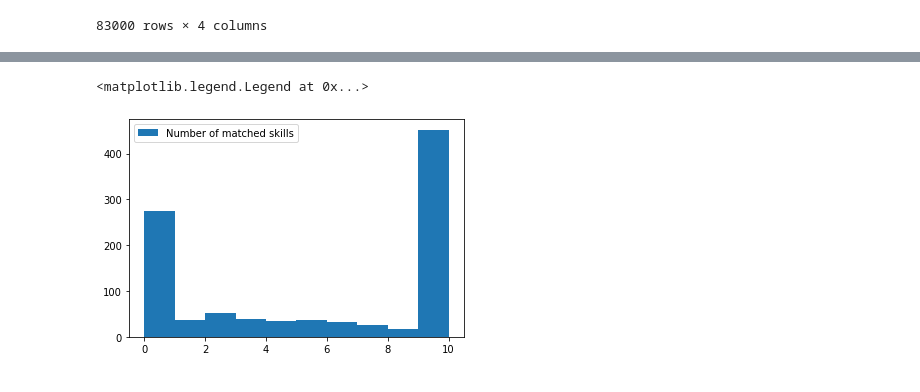
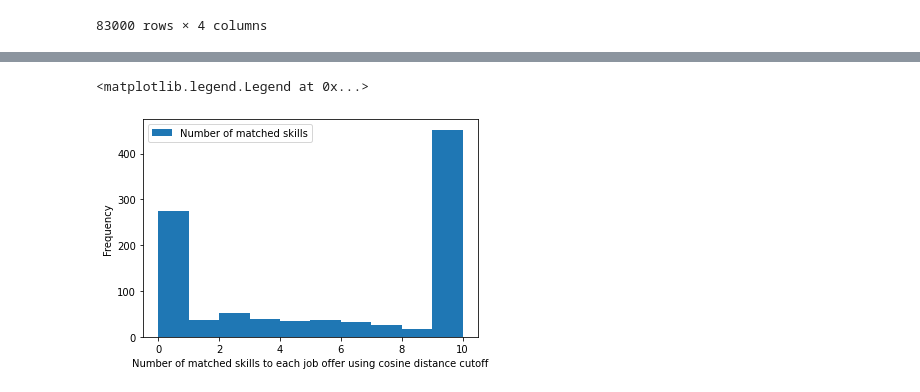
Before and after one commit to emilysharata/Thesis, a Jupyter notebook: Skills Similarities.ipynb, the cells around one changed output, grey strips where cells are left out. Cells and saved outputs as stored; diff of their text form; code cells hidden in the pictures.

```diff
--- a/Skills Similarities.ipynb
+++ b/Skills Similarities.ipynb
@@ -206,9 +118,6 @@ for label in ["JOB_ID", "ISCO", "JOB_CONTENT", "ORIGINAL_CONTENT", ]:
     topResultsDf[label] = jobsDf[label]
 # %%
-for label in ["LOWEST_DISTANCE", "AVERAGE_DISTANCE_3SENT", "AVERAGE_DISTANCE_2SENT", "AVERAGE_DISTANCE_5SENT"]:
-    topResultsDf[label] = skillsResultsDf[label]
+#topResultsDf.to_csv("PrelimResultsSkillsV26_AllMatches.csv")
-# %%
-topResultsDf["JOB_CONTENT"] = jobsDf.apply(lambda x: " ".join(x["JOB_CONTENT"]), axis=1)
 # %%
 cutoff = skillsResultsDf["AVERAGE_DISTANCE_3SENT"].mean() - skillsResultsDf["AVERAGE_DISTANCE_3SENT"].std()
 print("The cutoff is mean-std for all the average 3 sent. Value is", cutoff)
@@ -217,8 +126,12 @@ The cutoff is mean-std for all the average 3 sent. Value is 0.8158394535851993
 # %%
-topResultsDf["BEST_SKILL_MATCH_1SENT"] = topResultsDf.apply(bestMatchReturn, args=(skillsResultsDf, skillsDf, "SKILL_ID", "LOWEST_DISTANCE", "SKILL_CONTENT"), axis=1)
-topResultsDf["BEST_SKILL_MATCH_3SENT"] = topResultsDf.apply(bestMatchReturn, args=(skillsResultsDf, skillsDf, "SKILL_ID", "AVERAGE_DISTANCE_3SENT", "SKILL_CONTENT"), axis=1)
-topResultsDf["BEST_SKILL_ID_1SENT"] = topResultsDf.apply(bestMatchReturn, args=(skillsResultsDf, skillsDf, "SKILL_ID", "LOWEST_DISTANCE", "SKILL_ID"), axis=1)
-topResultsDf["BEST_SKILL_ID_3SENT"] = topResultsDf.apply(bestMatchReturn, args=(skillsResultsDf, skillsDf, "SKILL_ID", "AVERAGE_DISTANCE_3SENT", "SKILL_ID"), axis=1)
+topResultsDf["BEST_SKILL_MATCH_1SENT"] = topResultsDf.apply(dataframeHelpers.bestMatchReturn, args=(skillsResultsDf, skillsDf, "SKILL_ID", "LOWEST_DISTANCE", "SKILL_CONTENT"), axis=1)
+topResultsDf["BEST_SKILL_MATCH_3SENT"] = topResultsDf.apply(dataframeHelpers.bestMatchReturn, args=(skillsResultsDf, skillsDf, "SKILL_ID", "AVERAGE_DISTANCE_3SENT", "SKILL_CONTENT"), axis=1)
+topResultsDf["BEST_SKILL_ID_1SENT"] = topResultsDf.apply(dataframeHelpers.bestMatchReturn, args=(skillsResultsDf, skillsDf, "SKILL_ID", "LOWEST_DISTANCE", "SKILL_ID"), axis=1)
+topResultsDf["BEST_SKILL_ID_3SENT"] = topResultsDf.apply(dataframeHelpers.bestMatchReturn, args=(skillsResultsDf, skillsDf, "SKILL_ID", "AVERAGE_DISTANCE_3SENT", "SKILL_ID"), axis=1)
+topResultsDf["AVERAGE_DISTANCE_3SENT"] = topResultsDf.apply(dataframeHelpers.bestMatchAttributeReturn, args=(skillsResultsDf, "AVERAGE_DISTANCE_3SENT", "AVERAGE_DISTANCE_3SENT"), axis=1)
+topResultsDf["LOWEST_DISTANCE"] = topResultsDf.apply(dataframeHelpers.bestMatchAttributeReturn, args=(skillsResultsDf, "LOWEST_DISTANCE", "LOWEST_DISTANCE"), axis=1)
+# %%
+topResultsDf["DISTANCES"] = topResultsDf.apply(dataframeHelpers.bestMatchAttributeReturn, args=(skillsResultsDf, "AVERAGE_DISTANCE_3SENT", "DISTANCES"), axis=1)
 # %%
 topResultsDf["TOP_SKILL_IDS"] = topResultsDf.apply(dataframeHelpers.bestNMatchReturn, args=(skillsResultsDf, skillsDf, "SKILL_ID", "AVERAGE_DISTANCE_3SENT", "SKILL_ID", 10, cutoff), axis=1)
 topResultsDf["TOP_SKILL_MATCHES"] = topResultsDf.apply(dataframeHelpers.bestNMatchReturn, args=(skillsResultsDf, skillsDf, "SKILL_ID", "AVERAGE_DISTANCE_3SENT", "SKILL_CONTENT", 10, cutoff), axis=1)
@@ -240,6 +172,8 @@ topResultsDf
 # %%
 plt.hist([len(x) for x in topResultsDf["TOP_SKILL_IDS"]], label="Number of matched skills")
+plt.xlabel('Number of matched skills to each job offer using cosine distance cutoff')
+plt.ylabel('Frequency')
 plt.legend()
 # %% [output]
 <matplotlib.legend.Legend at 0x...>
-[figure, old version]
+[figure, new version]
```
Also changed, not shown: parts of 36 cells of this notebook, 3 other files.
